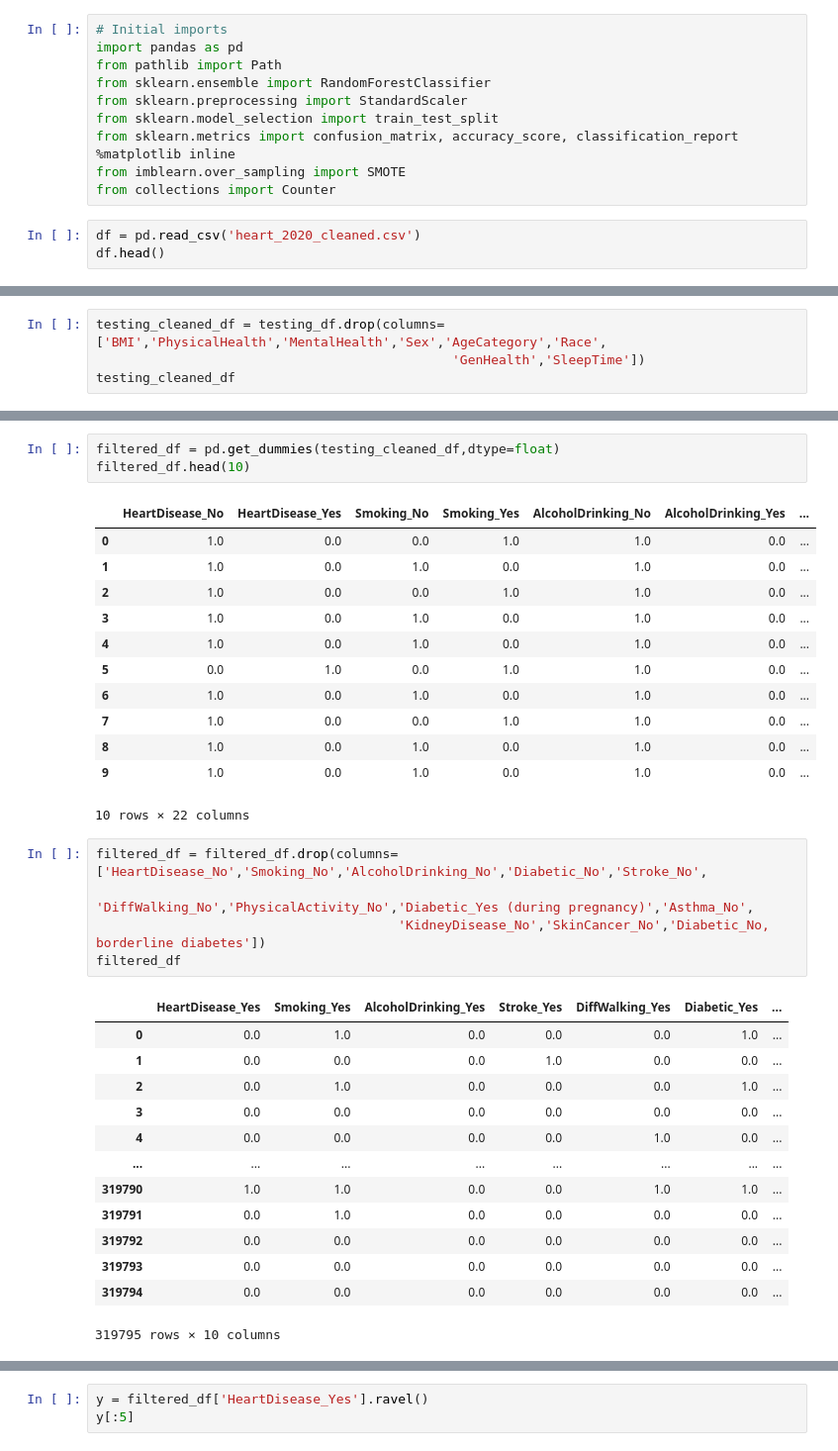
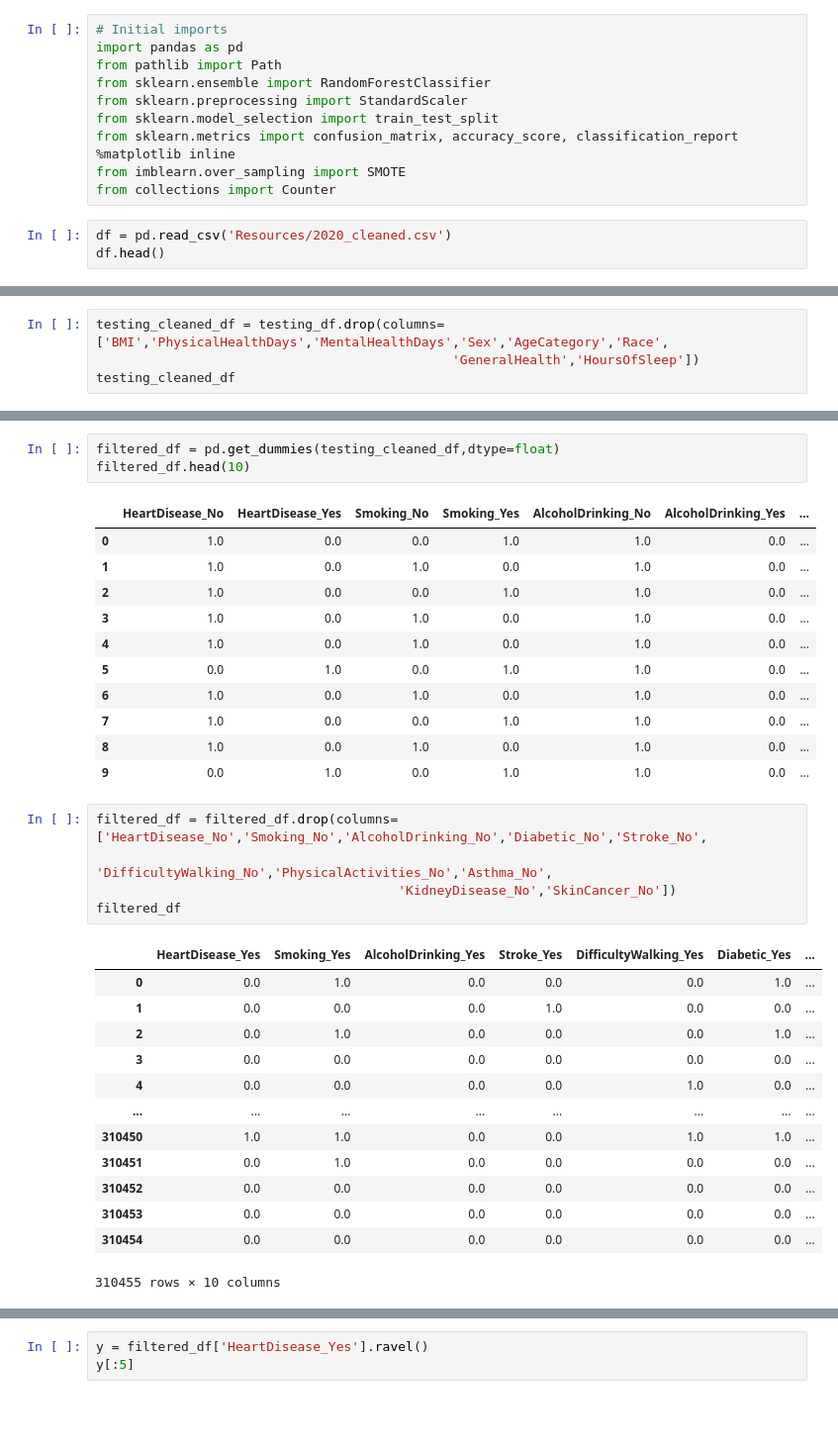
Before and after one commit to oliverkisza/Final-Project-Team-1, a Jupyter notebook: Testing, SMOTE, Random Forests - 2020 Data.ipynb, the cells around one changed output, grey strips where cells are left out. Shown: that part at 99% size. Drawn from its saved outputs; the diff is of its cells as text; blank space fills up the shorter version.

```diff
--- a/Testing, SMOTE, Random Forests - 2020 Data.ipynb
+++ b/Testing, SMOTE, Random Forests - 2020 Data.ipynb
@@ -10,6 +10,6 @@ from sklearn.metrics import confusion_matrix, accuracy_score, classification_rep
 from imblearn.over_sampling import SMOTE
 from collections import Counter
 # %%
-df = pd.read_csv('heart_2020_cleaned.csv')
+df = pd.read_csv('Resources/2020_cleaned.csv')
 df.head()
 # %% [output]
@@ -39,5 +39,5 @@ testing_df
 # %%
-testing_cleaned_df = testing_df.drop(columns=['BMI','PhysicalHealth','MentalHealth','Sex','AgeCategory','Race',
-                                              'GenHealth','SleepTime'])
+testing_cleaned_df = testing_df.drop(columns=['BMI','PhysicalHealthDays','MentalHealthDays','Sex','AgeCategory','Race',
+                                              'GeneralHealth','HoursOfSleep'])
 testing_cleaned_df
 # %% [output]
@@ -68,27 +68,26 @@ filtered_df.head(10)
 | 6 | 1.0 | 0.0 | 1.0 | 0.0 | 1.0 | 0.0 | ... |
 | 7 | 1.0 | 0.0 | 0.0 | 1.0 | 1.0 | 0.0 | ... |
 | 8 | 1.0 | 0.0 | 1.0 | 0.0 | 1.0 | 0.0 | ... |
-| 9 | 1.0 | 0.0 | 1.0 | 0.0 | 1.0 | 0.0 | ... |
+| 9 | 0.0 | 1.0 | 0.0 | 1.0 | 1.0 | 0.0 | ... |
-10 rows × 22 columns
 # %%
 filtered_df = filtered_df.drop(columns=['HeartDisease_No','Smoking_No','AlcoholDrinking_No','Diabetic_No','Stroke_No',
-                                       'DiffWalking_No','PhysicalActivity_No','Diabetic_Yes (during pregnancy)','Asthma_No',
-                                       'KidneyDisease_No','SkinCancer_No','Diabetic_No, borderline diabetes'])
+                                       'DifficultyWalking_No','PhysicalActivities_No','Asthma_No',
+                                       'KidneyDisease_No','SkinCancer_No'])
 filtered_df
 # %% [output]
-|  | HeartDisease_Yes | Smoking_Yes | AlcoholDrinking_Yes | Stroke_Yes | DiffWalking_Yes | Diabetic_Yes | ... |
+|  | HeartDisease_Yes | Smoking_Yes | AlcoholDrinking_Yes | Stroke_Yes | DifficultyWalking_Yes | Diabetic_Yes | ... |
 | 0 | 0.0 | 1.0 | 0.0 | 0.0 | 0.0 | 1.0 | ... |
 | 1 | 0.0 | 0.0 | 0.0 | 1.0 | 0.0 | 0.0 | ... |
 | 2 | 0.0 | 1.0 | 0.0 | 0.0 | 0.0 | 1.0 | ... |
 | 3 | 0.0 | 0.0 | 0.0 | 0.0 | 0.0 | 0.0 | ... |
 | 4 | 0.0 | 0.0 | 0.0 | 0.0 | 1.0 | 0.0 | ... |
 | ... | ... | ... | ... | ... | ... | ... | ... |
-| 319790 | 1.0 | 1.0 | 0.0 | 0.0 | 1.0 | 1.0 | ... |
-| 319791 | 0.0 | 1.0 | 0.0 | 0.0 | 0.0 | 0.0 | ... |
-| 319792 | 0.0 | 0.0 | 0.0 | 0.0 | 0.0 | 0.0 | ... |
-| 319793 | 0.0 | 0.0 | 0.0 | 0.0 | 0.0 | 0.0 | ... |
-| 319794 | 0.0 | 0.0 | 0.0 | 0.0 | 0.0 | 0.0 | ... |
+| 310450 | 1.0 | 1.0 | 0.0 | 0.0 | 1.0 | 1.0 | ... |
+| 310451 | 0.0 | 1.0 | 0.0 | 0.0 | 0.0 | 0.0 | ... |
+| 310452 | 0.0 | 0.0 | 0.0 | 0.0 | 0.0 | 0.0 | ... |
+| 310453 | 0.0 | 0.0 | 0.0 | 0.0 | 0.0 | 0.0 | ... |
+| 310454 | 0.0 | 0.0 | 0.0 | 0.0 | 0.0 | 0.0 | ... |
-319795 rows × 10 columns
+310455 rows × 10 columns
 # %%
 X = filtered_df.copy()
 X.drop(columns={'HeartDisease_Yes'},axis=1, inplace=True)
```
Also changed, not shown: parts of 9 cells of this notebook, 8 other files.
